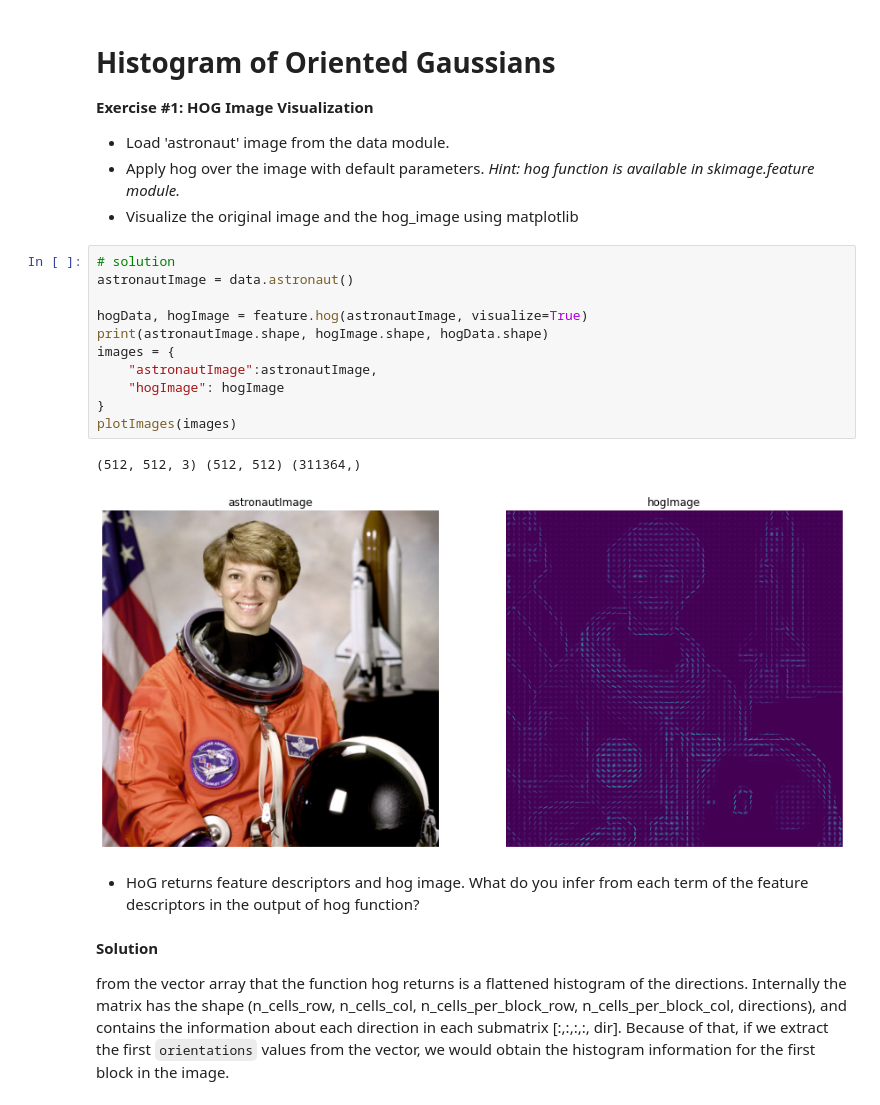
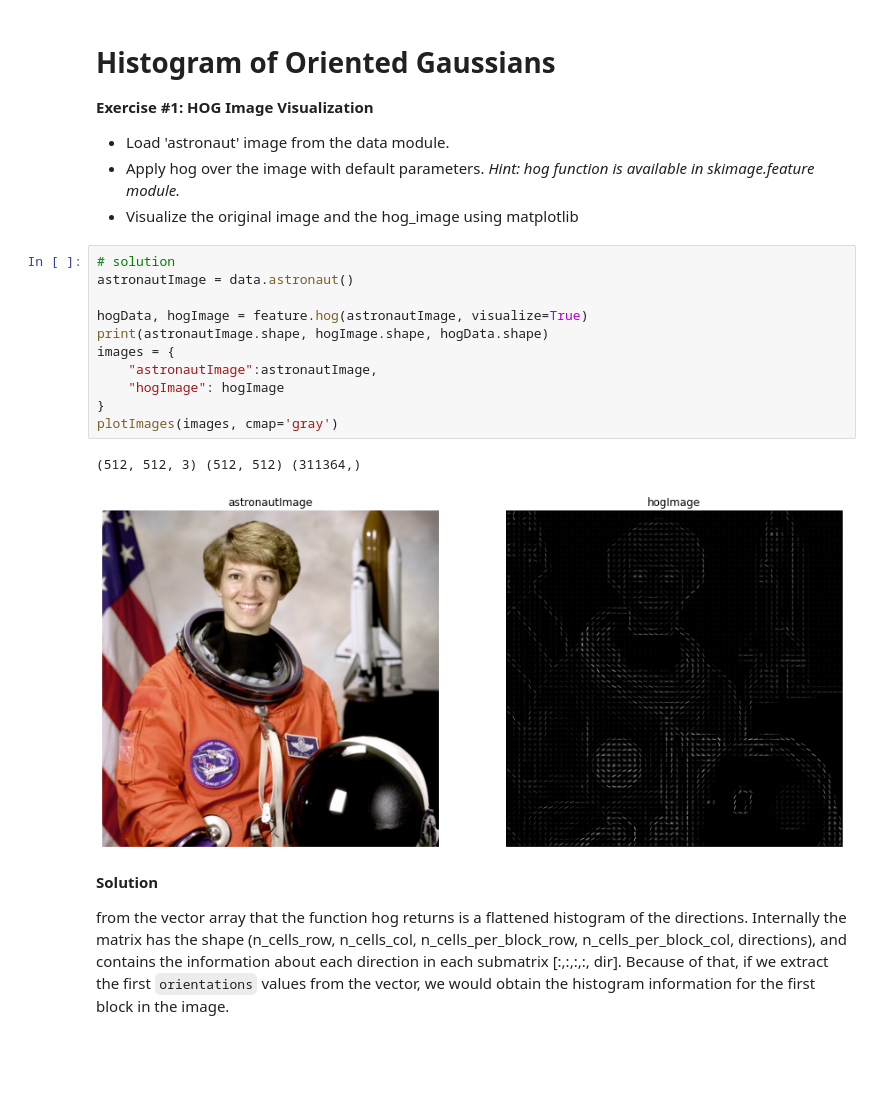
Before and after one commit to UPC-MAI-GitHub/MAI-CV, a Jupyter notebook: P3_template_matching_and_HOG/p3_template_matching_HOG.ipynb, the cells around one changed output. Drawn from its saved outputs; the diff is of its cells as text; blank space fills up the shorter version.

```diff
--- a/P3_template_matching_and_HOG/p3_template_matching_HOG.ipynb
+++ b/P3_template_matching_and_HOG/p3_template_matching_HOG.ipynb
@@ -235,19 +247,17 @@ distanceMasked:(40, 100)
 # %%
 # solution
 astronautImage = data.astronaut()
 
 hogData, hogImage = feature.hog(astronautImage, visualize=True)
 print(astronautImage.shape, hogImage.shape, hogData.shape)
 images = {
     "astronautImage":astronautImage,
     "hogImage": hogImage
 }
-plotImages(images)
+plotImages(images, cmap='gray')
 # %% [output]
 (512, 512, 3) (512, 512) (311364,)
-[figure, old version]
+[figure, new version]
-# %% [markdown]
-*   HoG returns feature descriptors and hog image. What do you infer from each term of the feature descriptors in the output of hog function?
 # %% [markdown]
 **Solution**
 
```
Also changed, not shown: parts of 15 cells of this notebook.
